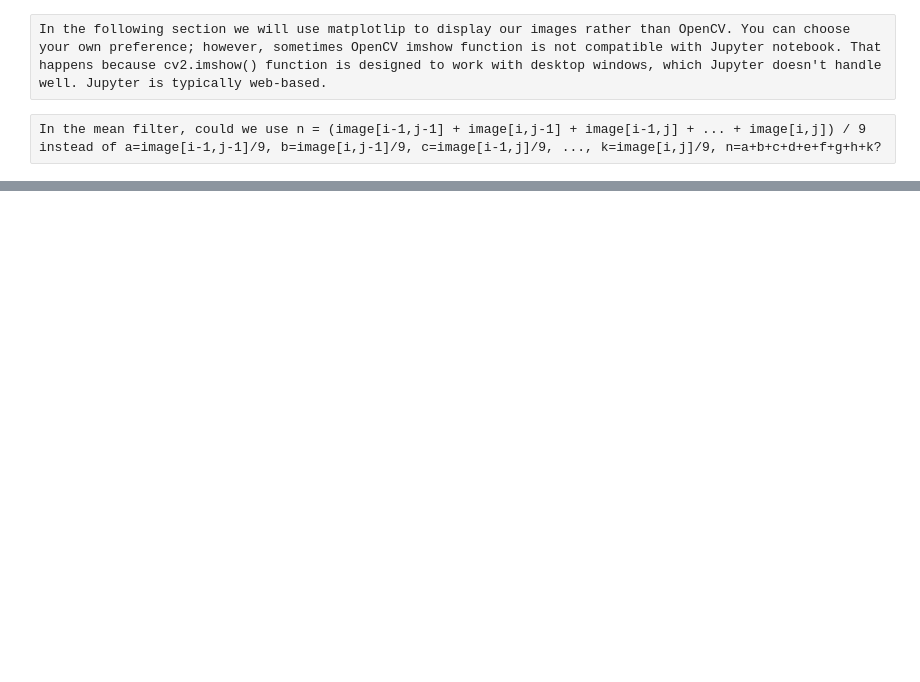
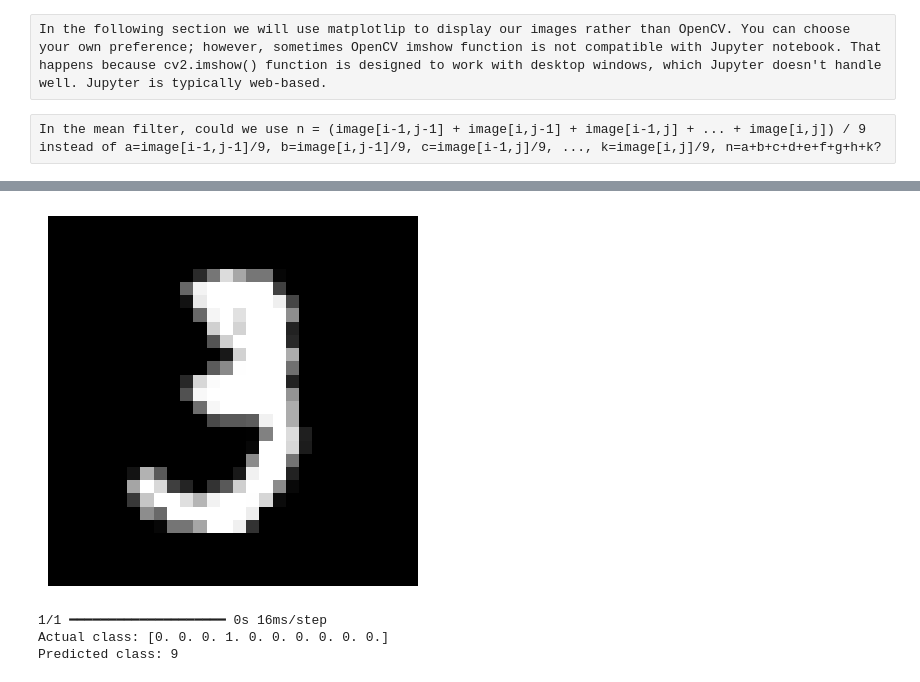
Before and after one commit to kurin0u0/9814, a Jupyter notebook: TasksWeek7/week 7_comp3411_students.ipynb, the cells around one changed output, grey strips where cells are left out. Drawn from its saved outputs; the diff is of its cells as text; code cells hidden in the pictures; blank space fills up the shorter version.

```diff
--- a/TasksWeek7/week 7_comp3411_students.ipynb
+++ b/TasksWeek7/week 7_comp3411_students.ipynb
@@ -240,0 +318,18 @@ base_model.summary()
+# %%
+############################ 5.1.3 ####################################
+
+from tensorflow.keras.applications.vgg16 import VGG16
+from tensorflow.keras.applications.vgg16 import preprocess_input
+
+## Loading VGG16 model
+base_model = VGG16(weights="imagenet", include_top=False, input_shape=(32, 32, 3))
+base_model.trainable = False ## Not trainable weights
+
+## Preprocessing part 2
+train_ds = tf.image.grayscale_to_rgb(tf.expand_dims(train_ds, -1))
+train_ds = tf.image.resize(train_ds, (32, 32))
+train_ds = preprocess_input(train_ds)
+
+test_ds = tf.image.grayscale_to_rgb(tf.expand_dims(test_ds, -1))
+test_ds = tf.image.resize(test_ds, (32, 32))
+test_ds = preprocess_input(test_ds)
@@ -304,27 +447,42 @@ print('Test accuracy:', score[1])
 # %%
 ############################ 5.1.7 ####################################
-
 
 ## Loading MNIST dataset
 (train_ds, train_labels), (test_ds, test_labels) = tf.keras.datasets.mnist.load_data()
 
 ## Displaying an image
 image_index = 10
 plt.imshow(train_ds[image_index], cmap='gray')
 plt.axis('off')
 plt.show()
 
-## TO DO PART ###
-# Preprocessing  images
-input_image = train_ds[image_index]
-input_image = np.stack((input_image,)*3, axis=-1)
-input_image = cv2.resize(input_image, (32, 32))
-input_image = preprocess_input(np.expand_dims(input_image, axis=0))
+## Rescaling images
+train_ds = train_ds / 255.0
+test_ds = test_ds / 255.0
+
+## Remaining code for model training and evaluation
+# (Please copy the code provided in the previous response here)
+
+# Use the image for prediction
+input_image = tf.image.grayscale_to_rgb(tf.expand_dims(train_ds[image_index], -1))
+input_image = tf.image.resize(input_image, (32, 32))
+input_image= preprocess_input(input_image)
+input_image = tf.expand_dims(input_image, axis=0)
+
+
+## Transforming labels to correct format
+train_labels = to_categorical(train_labels, num_classes=10)
+test_labels = to_categorical(test_labels, num_classes=10)
 
 predicted_label = model.predict(input_image)
-predicted_class = np.argmax(predicted_label)
+predicted_class = tf.argmax(predicted_label, axis=1).numpy()[0]
 
-actual_class = np.argmax(to_categorical(train_labels[image_index], 10))
+actual_class = train_labels[image_index]
 
 print("Actual class:", actual_class)
 print("Predicted class:", predicted_class)
+# %% [output]
+[figure, added]
+1/1 ━━━━━━━━━━━━━━━━━━━━ 0s 16ms/step
+Actual class: [0. 0. 0. 1. 0. 0. 0. 0. 0. 0.]
+Predicted class: 9
```
Also changed, not shown: parts of 15 cells of this notebook, 8 other files.
